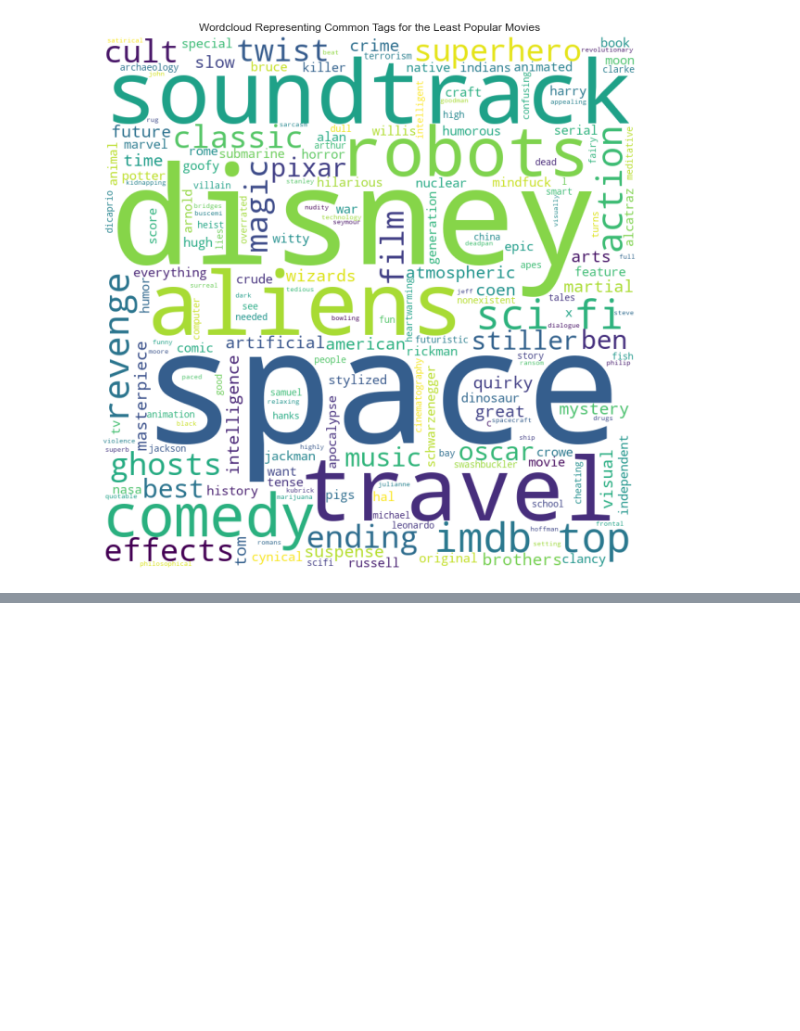
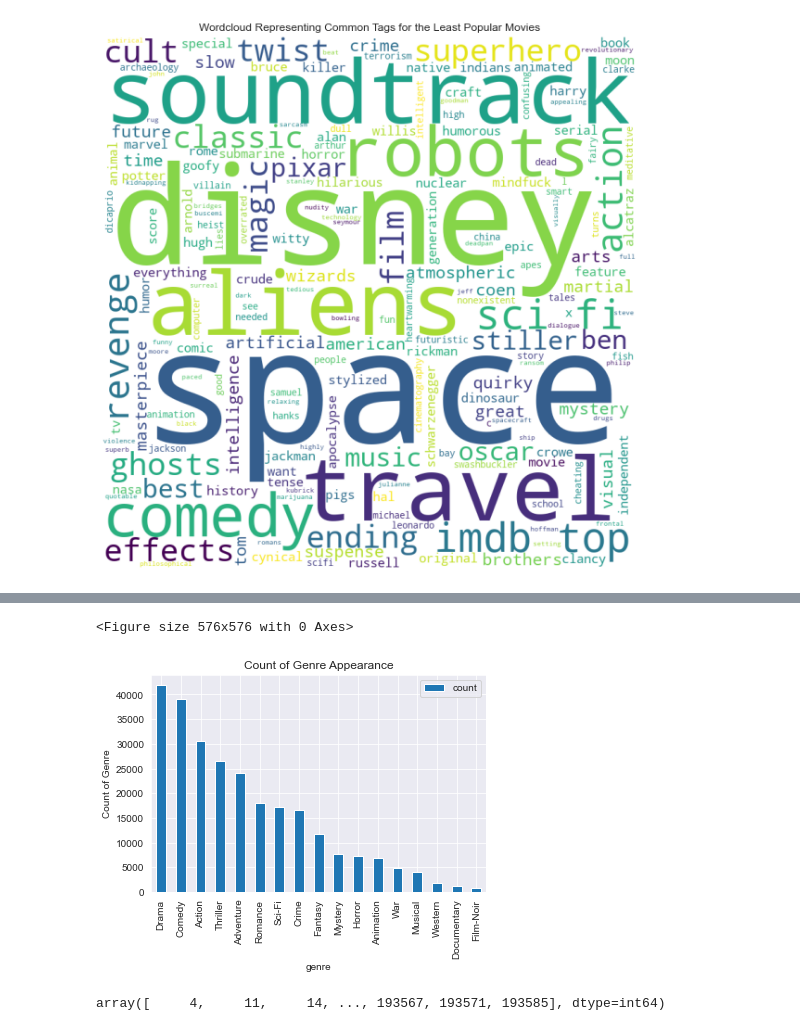
Before and after one commit to scummins00/CA4022-HIVE_PIG_MovieLens, a Jupyter notebook: jupyter notebook/assignment1_analysis.ipynb, the cells around one changed output, grey strips where cells are left out. Saved outputs shown, nothing was run; the diff lists cells and outputs as text; code cells hidden in the pictures; blank space fills up the shorter version.

Commit message:
used notebook to create new visualisations

```diff
--- a/jupyter notebook/assignment1_analysis.ipynb
+++ b/jupyter notebook/assignment1_analysis.ipynb
@@ -294,0 +336,4 @@ plt.show()
+# %%
+mov =pd.DataFrame.from_dict(d, orient='index', columns=['count']).sort_values(by='count', ascending=0).reset_index()
+mov.rename(columns={'index':'genre'}, inplace=True)
+mov.head()
@@ -294,0 +361,12 @@ plt.show()
+# %%
+import seaborn as sns
+sns.set_style("darkgrid")
+plt.figure(figsize=(8,8))
+mov.plot.bar(x='genre', y='count')
+plt.title('Count of Genre Appearance')
+plt.ylabel('Count of Genre')
+plt.savefig('../images/genre_count.png')
+plt.show()
+# %% [output]
+<Figure size 576x576 with 0 Axes>
+[figure, added]
@@ -294,0 +387,4 @@ plt.show()
+# %%
+dramas.movieid.unique()
+# %% [output]
+array([     4,     11,     14, ..., 193567, 193571, 193585], dtype=int64)
```
Also changed, not shown: parts of 12 cells of this notebook.
